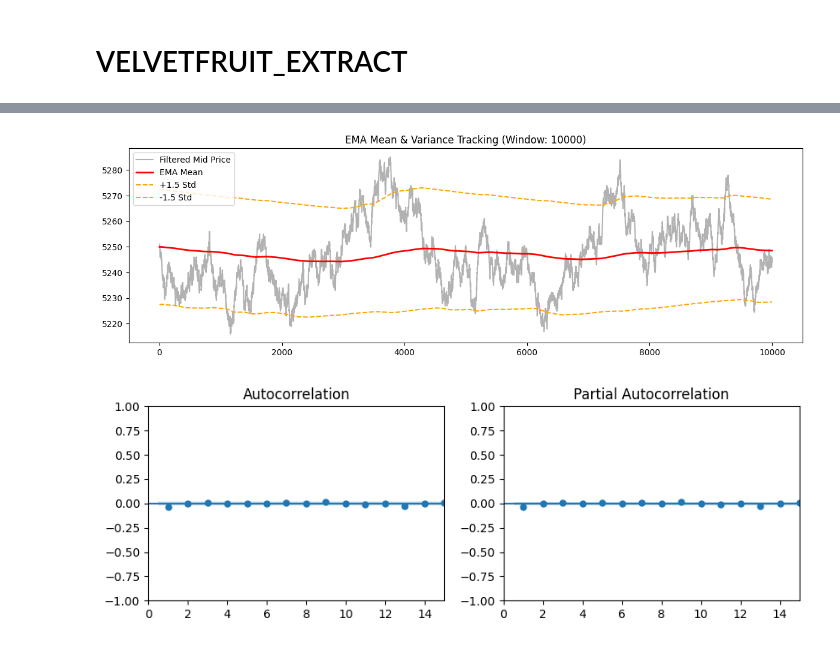
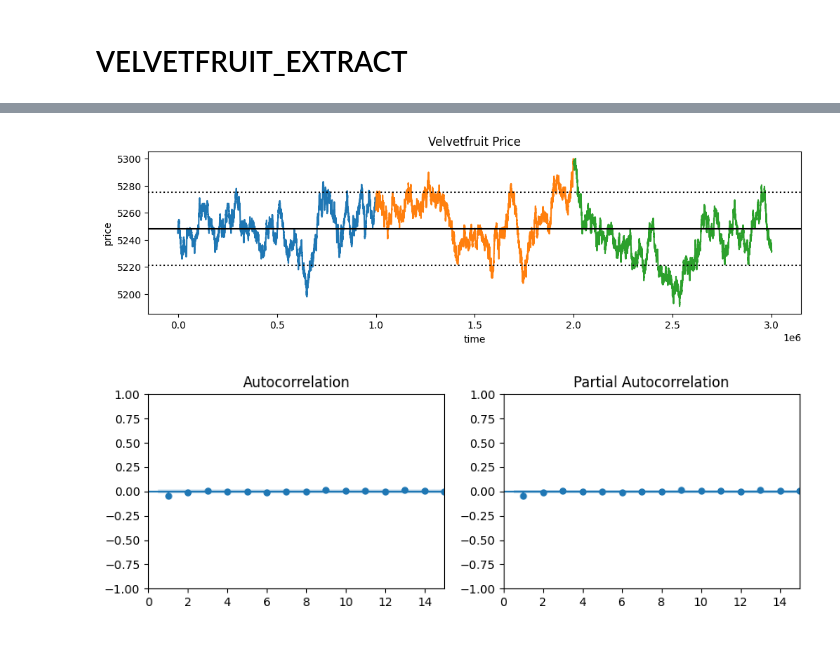
Before and after one commit to aemilani/imc-prosperity-4, a Jupyter notebook: notebooks/algo_4_velvet.ipynb, the cells around one changed output, grey strips where cells are left out. Saved outputs shown, nothing was run; the diff lists cells and outputs as text; code cells hidden in the pictures.

```diff
--- a/notebooks/algo_4_velvet.ipynb
+++ b/notebooks/algo_4_velvet.ipynb
@@ -248,53 +300,17 @@ plt.show()
-# %%
-price_df = price_velvet
-
-# 1. Initial States (Historical Hardcoded Values)
-ema_mean = velvet_mean
-ema_var = velvet_std ** 2
-
-# 2. The Tuning Parameter (Equivalent to Q in the Kalman Filter)
-# A smaller window adapts faster to regime shifts but is noisier.
-# A larger window is more stubborn but slower to catch up to big moves.
-window_size = 10000
-alpha = 2 / (window_size + 1)
-
-estimated_means = []
-estimated_stds = []
-
-# 3. EMA Updating Loop
-for price in price_df['filtered_mid']:
-    # Calculate difference from the *old* mean
-    diff = price - ema_mean
-
-    # Update Variance FIRST (Mathematically requires the difference from the old mean)
-    ema_var = (1 - alpha) * ema_var + alpha * (diff ** 2)
-
-    # Update Mean SECOND
-    ema_mean = ema_mean + (alpha * diff)
-
-    # Calculate instantaneous dynamic standard deviation
-    current_std = math.sqrt(ema_var)
-
-    estimated_means.append(ema_mean)
-    estimated_stds.append(current_std)
-
-# 4. Save to DataFrame
-price_df['estimated_mean'] = estimated_means
-price_df['estimated_std'] = estimated_stds
-
-# 5. Plotting (With your exact 1.5 Std Dev bands)
-plt.figure(figsize=(12, 4))
-plt.plot(price_df['filtered_mid'], label='Filtered Mid Price', color='gray', alpha=0.6)
-plt.plot(price_df['estimated_mean'], label='EMA Mean', color='red', linewidth=2)
-plt.plot(price_df['estimated_mean'] + 1.5 * price_df['estimated_std'], color='orange', linestyle='--', label='+1.5 Std')
-plt.plot(price_df['estimated_mean'] - 1.5 * price_df['estimated_std'], color='orange', linestyle='--', label='-1.5 Std')
-
-plt.title(f'EMA Mean & Variance Tracking (Window: {window_size})')
-plt.legend()
-plt.tight_layout()
-plt.show()
-# %% [output]
-[figure, removed]
+# %%
+plt.figure(figsize=(12, 3))
+plt.plot(price_velvet.index, price_velvet['filtered_mid'])
+plt.plot(price_velvet_1.index + 1000000, price_velvet_1['filtered_mid'])
+plt.plot(price_velvet_2.index + 2000000, price_velvet_2['filtered_mid'])
+plt.axhline(velvet_mean, c='k')
+plt.axhline(velvet_mean + 1.5 * velvet_std, c='k', linestyle='dotted')
+plt.axhline(velvet_mean - 1.5 * velvet_std, c='k', linestyle='dotted')
+plt.title('Velvetfruit Price')
+plt.xlabel('time')
+plt.ylabel('price')
+plt.show()
+# %% [output]
+[figure, added]
 # %%
 train_logr = np.log(price_velvet['filtered_mid']).diff().dropna()
 test_logr = np.log(price_velvet_1['filtered_mid']).diff().dropna()
```
Also changed, not shown: parts of 18 cells of this notebook, 4 other files.
